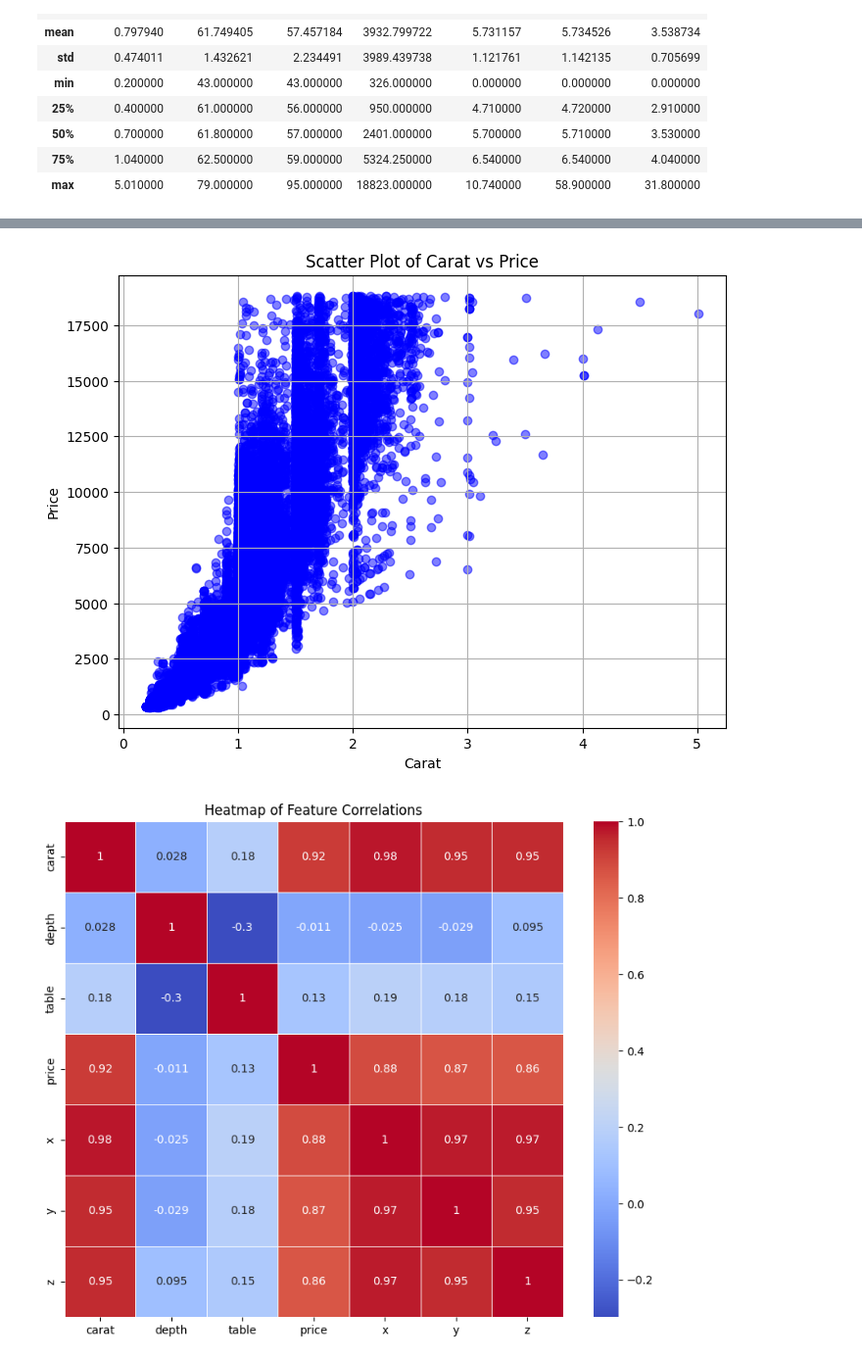
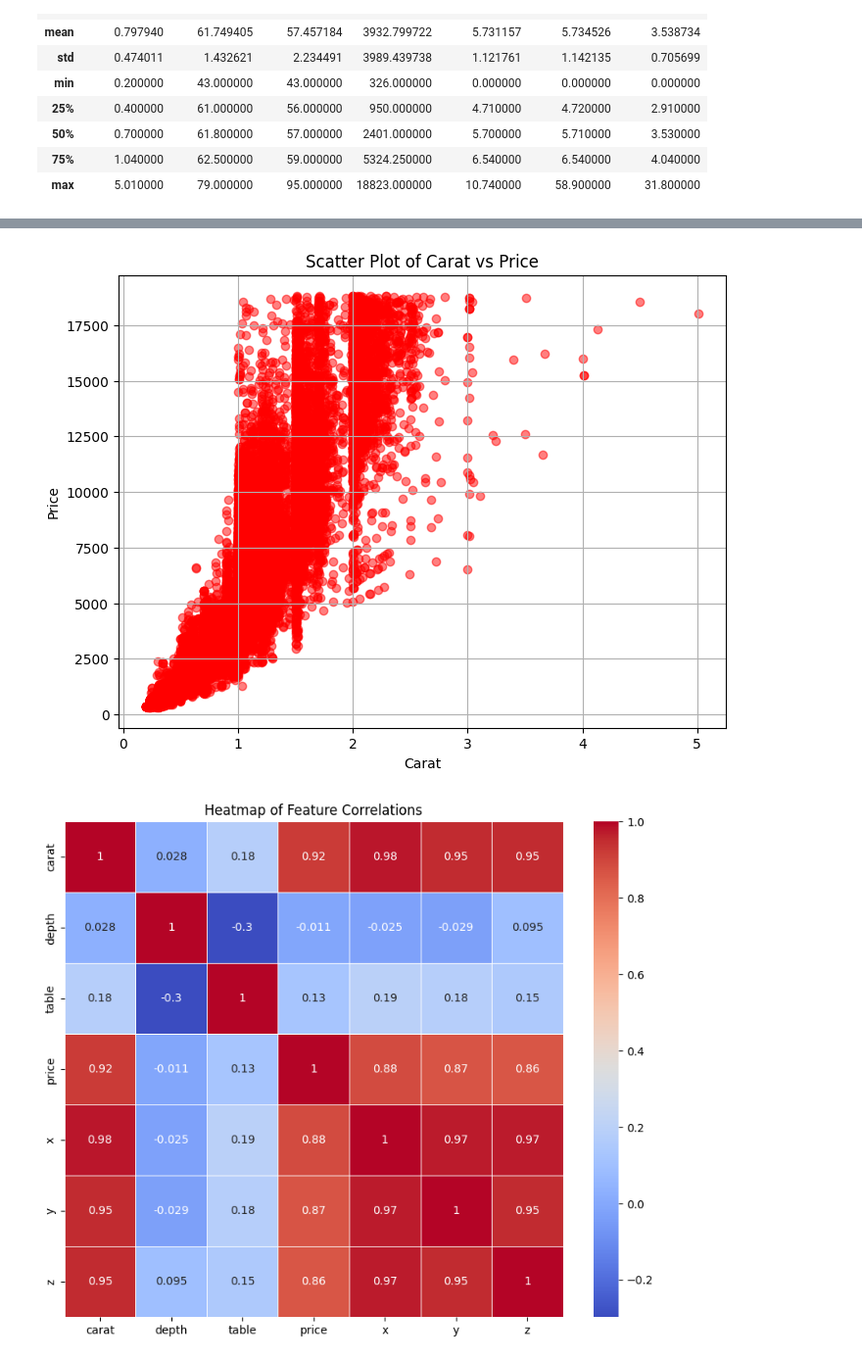
Before and after one commit to bamideletewogbade/blossom_academy_data_science_repo, a Jupyter notebook: assignments/diamonds_dataset_analysis.ipynb, the cells around one changed output, grey strips where cells are left out. Shown at 98% size. Drawn from its saved outputs; the diff is of its cells as text; code cells hidden in the pictures.

```diff
--- a/assignments/diamonds_dataset_analysis.ipynb
+++ b/assignments/diamonds_dataset_analysis.ipynb
@@ -129,21 +129,21 @@ print(true_)
 # %%
 # lets check for duplicated values in our dataset
 # lets drop the duplicated values
 cleaned_diamond_dataset = diamond_dataset.drop_duplicates(keep='first')
 
 X = cleaned_diamond_dataset[['cut','color','depth','table','price','x','y','z']]
 y = cleaned_diamond_dataset['carat']
 
 # Create scatter plot
 plt.figure(figsize=(8, 6))
-plt.scatter(cleaned_diamond_dataset['carat'], cleaned_diamond_dataset['price'], color='blue', alpha=0.5)
+plt.scatter(cleaned_diamond_dataset['carat'], cleaned_diamond_dataset['price'], color='red', cmap='hue', alpha=0.5)
 plt.title('Scatter Plot of Carat vs Price')
 plt.xlabel('Carat')
 plt.ylabel('Price')
 plt.grid(True)
 plt.show()
 # %% [output]
-[figure, old version]
+[figure, new version]
 # %%
 # Calculate the correlation matrix
 # lets select numeric columns first
```
Also changed, not shown: parts of 2 cells of this notebook.
